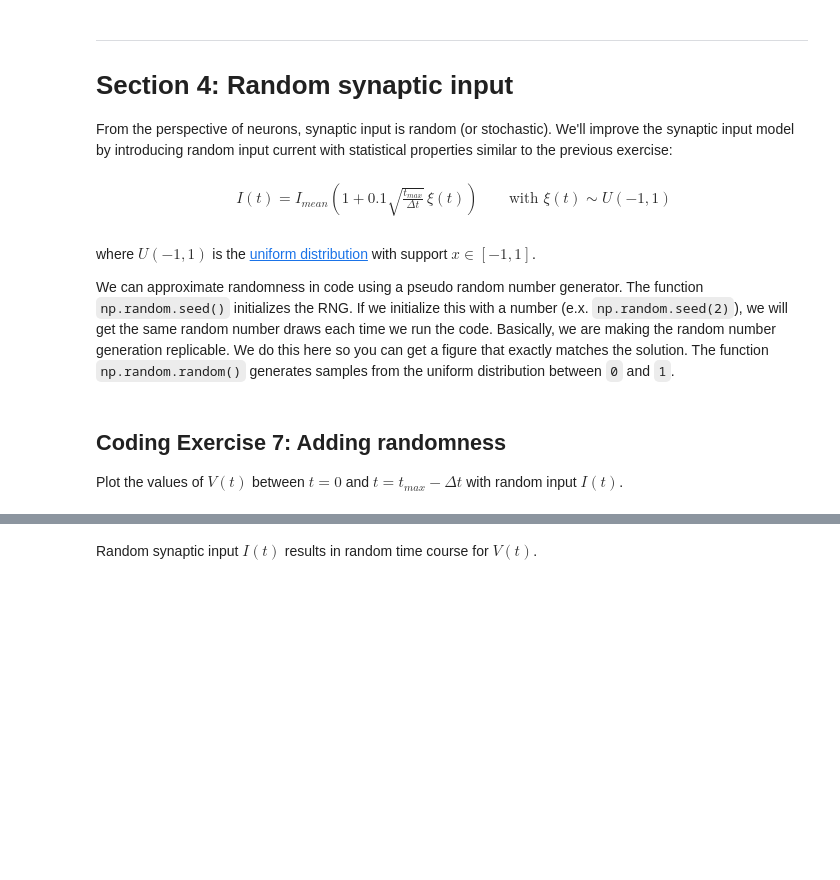
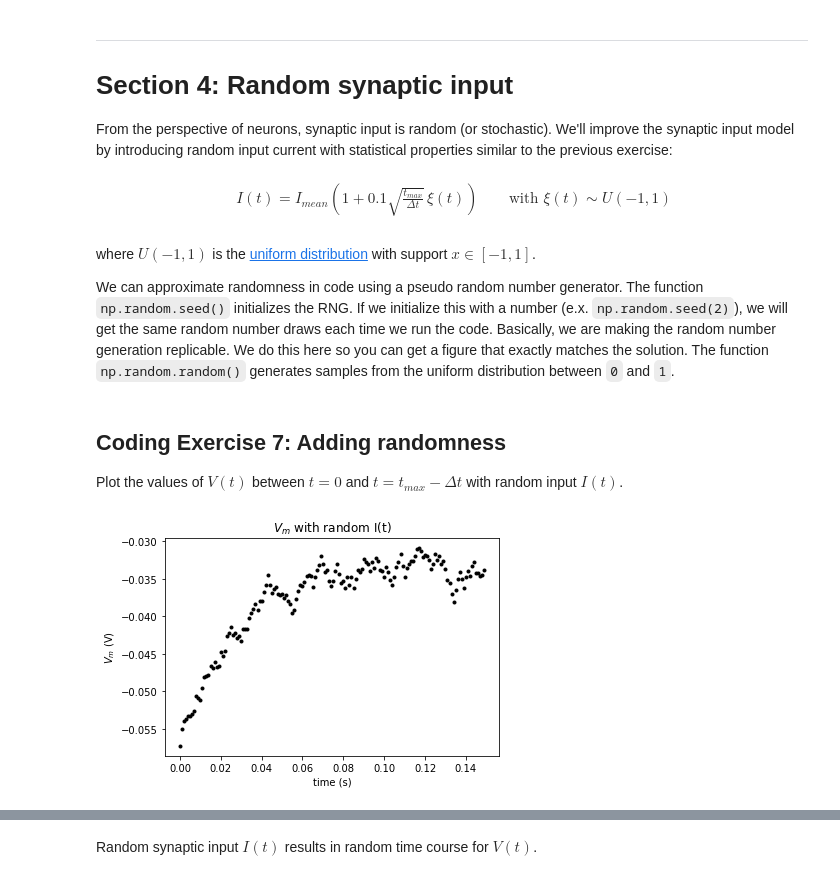
Before and after one commit to SuhaasAdiraju/NeuromatchAcademy2021_Workthrough_SA, a Jupyter notebook: tutorials/W0D1_PythonWorkshop1/student/W0D1_Tutorial1.ipynb, the cells around one changed output, grey strips where cells are left out. Cells and saved outputs as stored; diff of their text form; code cells hidden in the pictures; blank space fills up the shorter version.

```diff
--- a/tutorials/W0D1_PythonWorkshop1/student/W0D1_Tutorial1.ipynb
+++ b/tutorials/W0D1_PythonWorkshop1/student/W0D1_Tutorial1.ipynb
@@ -586,43 +603,44 @@ Plot the values of $V(t)$ between $t=0$ and $t=t_{max}-\Delta t$ with random inp
 #################################################
 ## TODO for students: fill out code to get random input ##
 # Fill out code and comment or remove the next line
-raise NotImplementedError("Student exercise: You need to fill out random input code")
+      #  raise NotImplementedError("Student exercise: You need to fill out random input code")
 #################################################
 
 # Set random number generator
 np.random.seed(2020)
 
 # Initialize step_end and v
 step_end = int(t_max / dt)
 v = el
 
 # Initialize the figure
 plt.figure()
 plt.title('$V_m$ with random I(t)')
 plt.xlabel('time (s)')
 plt.ylabel('$V_m$ (V)')
 
 # loop for step_end steps
 for step in range(step_end):
 
   # Compute value of t
   t = step * dt
 
   # Get random number in correct range of -1 to 1 (will need to adjust output of np.random.random)
-  random_num = ...
+  random_num = 2 * np.random.random() - 1
 
   # Compute value of i at this time step
-  i = ...
-
+  i = i_mean * (1+0.1*np.sqrt(t_max/dt) * random_num)
   # Compute v
   v = v + dt/tau * (el - v + r*i)
 
   # Plot v (using 'k.' to get even smaller markers)
   plt.plot(t, v, 'k.')
 
 
 # Display plot
 plt.show()
+# %% [output]
+[figure, added]
 # %% [markdown]
 [*Click for solution*](https://github.com/NeuromatchAcademy/precourse/tree/main//tutorials/W0D1_PythonWorkshop1/solutions/W0D1_Tutorial1_Solution_413e2a3c.py)
 
```
Also changed, not shown: parts of 3 cells of this notebook.
